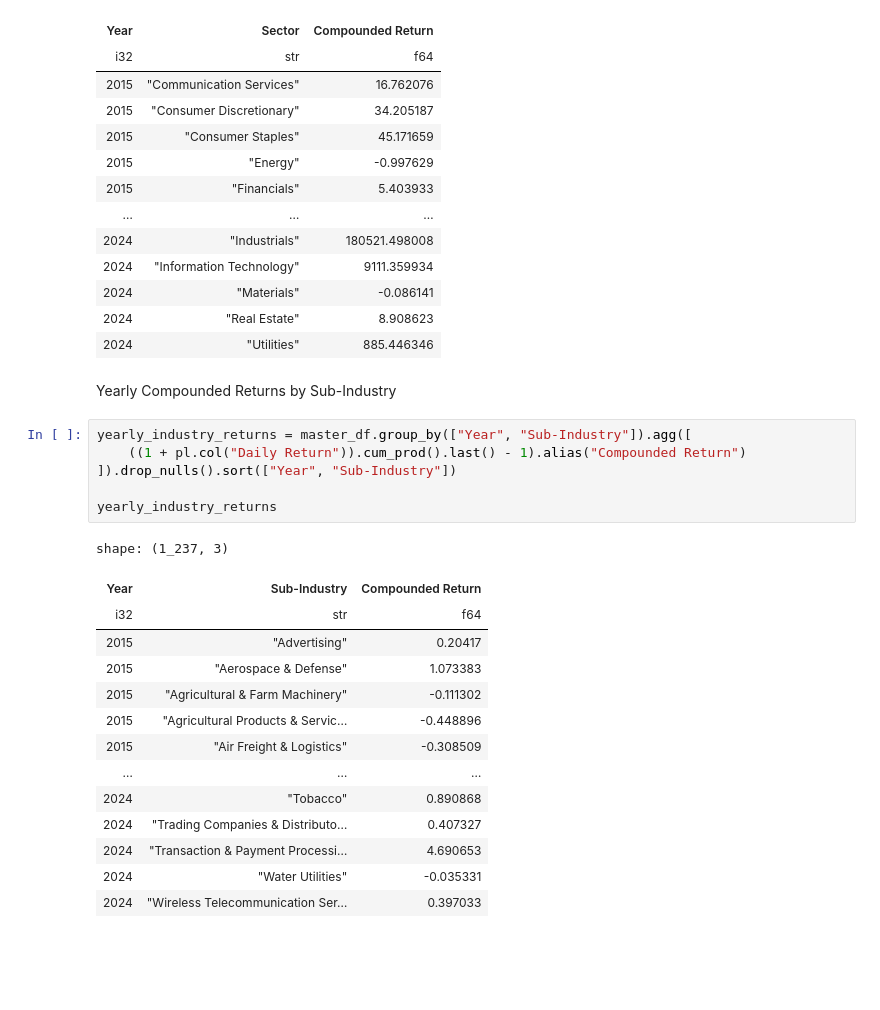
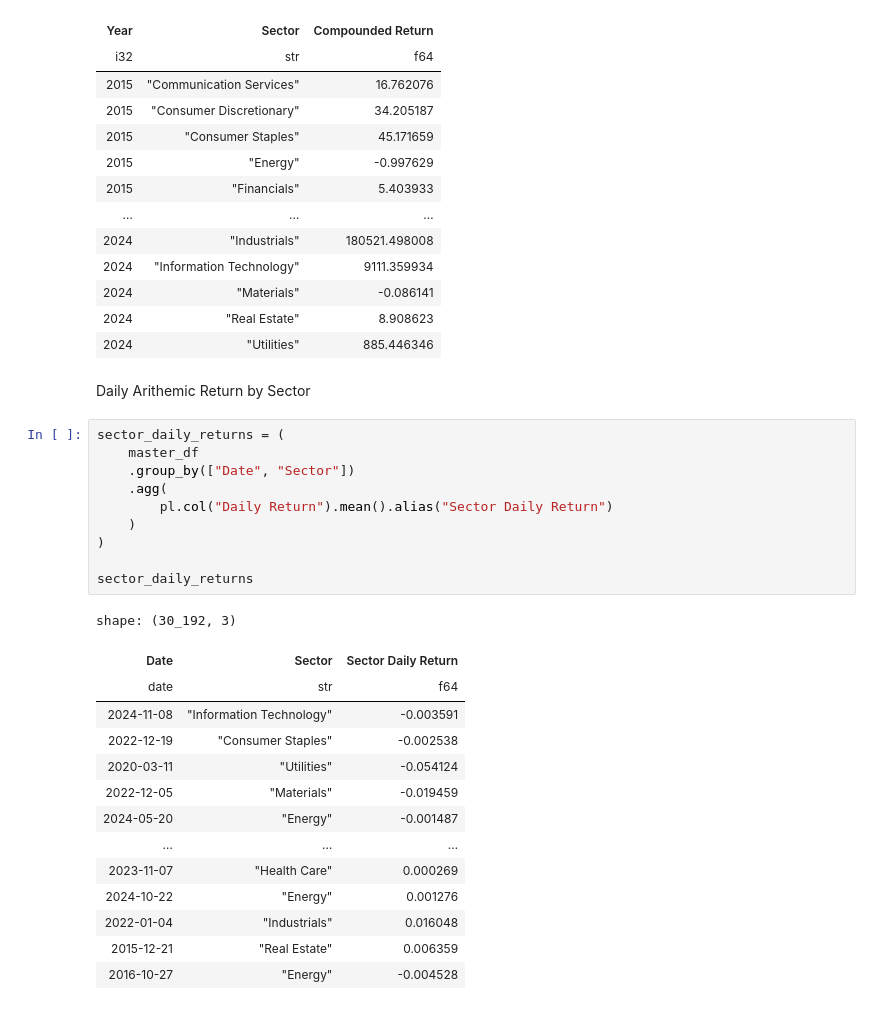
Before and after one commit to zes5612/ECON_412_Project, a Jupyter notebook: analysis.ipynb, the cells around one changed output. Cells and saved outputs as stored; diff of their text form; blank space fills up the shorter version.

```diff
--- a/analysis.ipynb
+++ b/analysis.ipynb
@@ -186,26 +132,30 @@ shape: (110, 3)
 | 2024 | "Materials" | -0.086141 |
 | 2024 | "Real Estate" | 8.908623 |
 | 2024 | "Utilities" | 885.446346 |
-# %% [markdown]
-Yearly Compounded Returns by Sub-Industry
-# %%
-yearly_industry_returns = master_df.group_by(["Year", "Sub-Industry"]).agg([
-    ((1 + pl.col("Daily Return")).cum_prod().last() - 1).alias("Compounded Return")
-]).drop_nulls().sort(["Year", "Sub-Industry"])
-
-yearly_industry_returns
-# %% [output]
-shape: (1_237, 3)
-| Year | Sub-Industry | Compounded Return |
-| i32 | str | f64 |
-| 2015 | "Advertising" | 0.20417 |
-| 2015 | "Aerospace & Defense" | 1.073383 |
-| 2015 | "Agricultural & Farm Machinery" | -0.111302 |
-| 2015 | "Agricultural Products & Servic… | -0.448896 |
-| 2015 | "Air Freight & Logistics" | -0.308509 |
-| … | … | … |
-| 2024 | "Tobacco" | 0.890868 |
-| 2024 | "Trading Companies & Distributo… | 0.407327 |
-| 2024 | "Transaction & Payment Processi… | 4.690653 |
-| 2024 | "Water Utilities" | -0.035331 |
-| 2024 | "Wireless Telecommunication Ser… | 0.397033 |
+# %% [markdown]
+Daily Arithemic Return by Sector
+# %%
+sector_daily_returns = (
+    master_df
+    .group_by(["Date", "Sector"])
+    .agg(
+        pl.col("Daily Return").mean().alias("Sector Daily Return")
+    )
+)
+
+sector_daily_returns
+# %% [output]
+shape: (30_192, 3)
+| Date | Sector | Sector Daily Return |
+| date | str | f64 |
+| 2024-11-08 | "Information Technology" | -0.003591 |
+| 2022-12-19 | "Consumer Staples" | -0.002538 |
+| 2020-03-11 | "Utilities" | -0.054124 |
+| 2022-12-05 | "Materials" | -0.019459 |
+| 2024-05-20 | "Energy" | -0.001487 |
+| … | … | … |
+| 2023-11-07 | "Health Care" | 0.000269 |
+| 2024-10-22 | "Energy" | 0.001276 |
+| 2022-01-04 | "Industrials" | 0.016048 |
+| 2015-12-21 | "Real Estate" | 0.006359 |
+| 2016-10-27 | "Energy" | -0.004528 |
```
Also changed, not shown: parts of 9 cells of this notebook.
